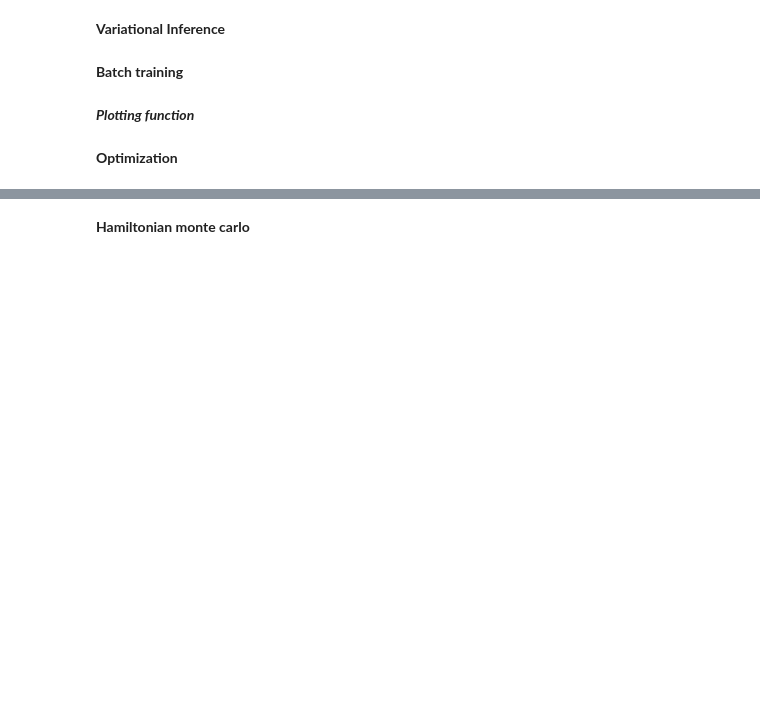
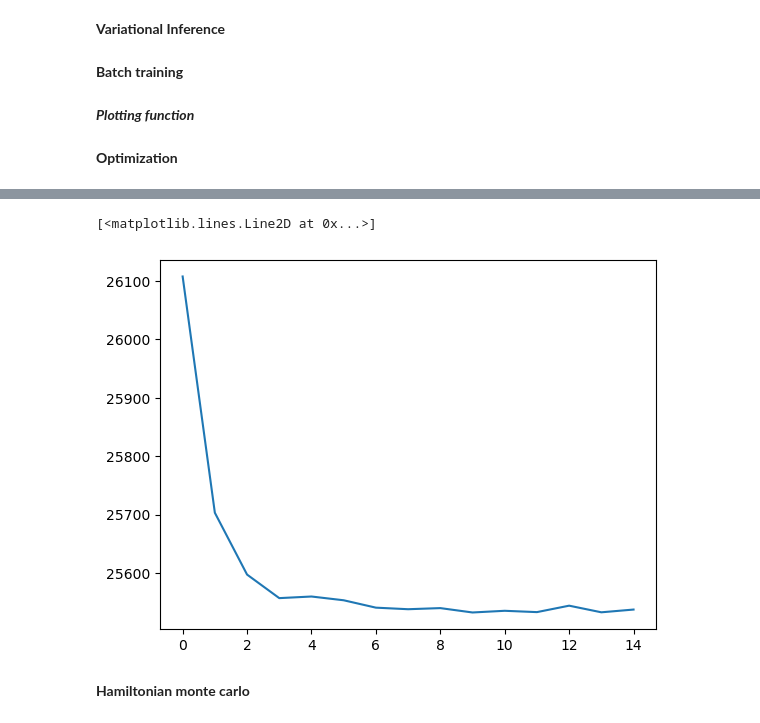
Before and after one commit to ctorney/mssf-vi, a Jupyter notebook: synthetic_inference/mssf_hmc-PN.ipynb, the cells around one changed output, grey strips where cells are left out. Drawn from its saved outputs; the diff is of its cells as text; code cells hidden in the pictures; blank space fills up the shorter version.

```diff
--- a/synthetic_inference/mssf_hmc-PN.ipynb
+++ b/synthetic_inference/mssf_hmc-PN.ipynb
@@ -354,3 +364,8 @@ move std 1.0099155 betas [ 0.78893775 -0.743746  ] stds:  [0.14552253 0.12553287
+# %%
+plt.plot(EPL)
+# %% [output]
+[<matplotlib.lines.Line2D at 0x...>]
+[figure, added]
 # %% [markdown]
 **Hamiltonian monte carlo**
 # %%
```
Also changed, not shown: parts of 5 cells of this notebook, 2 other files.
